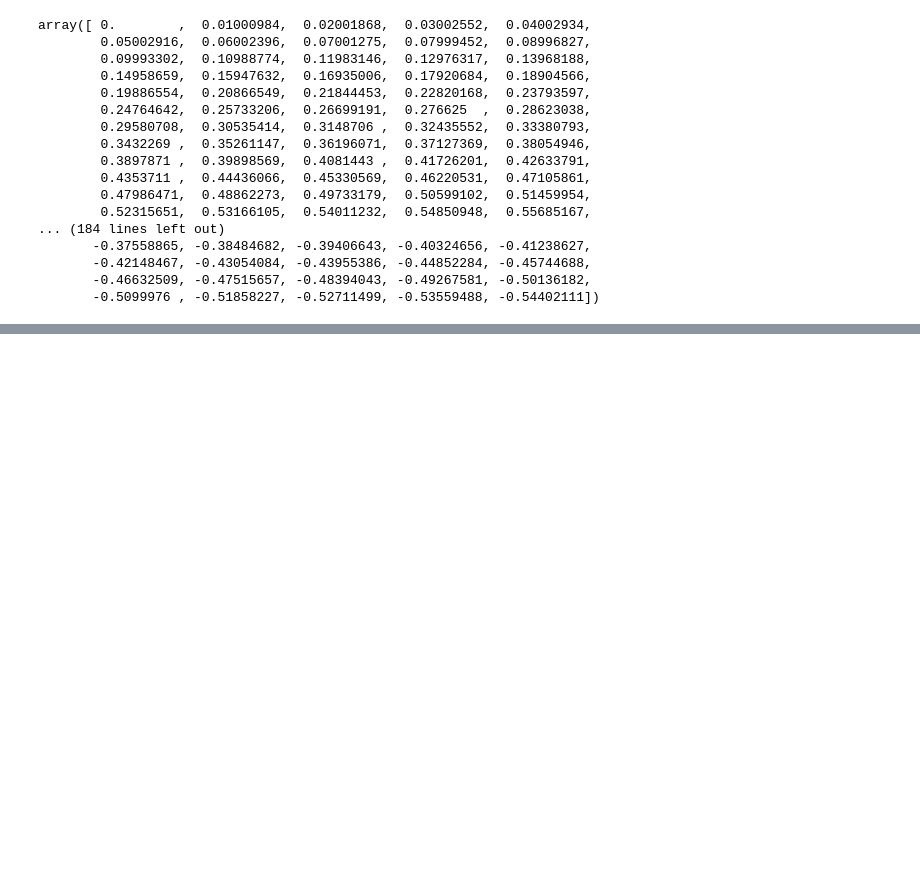
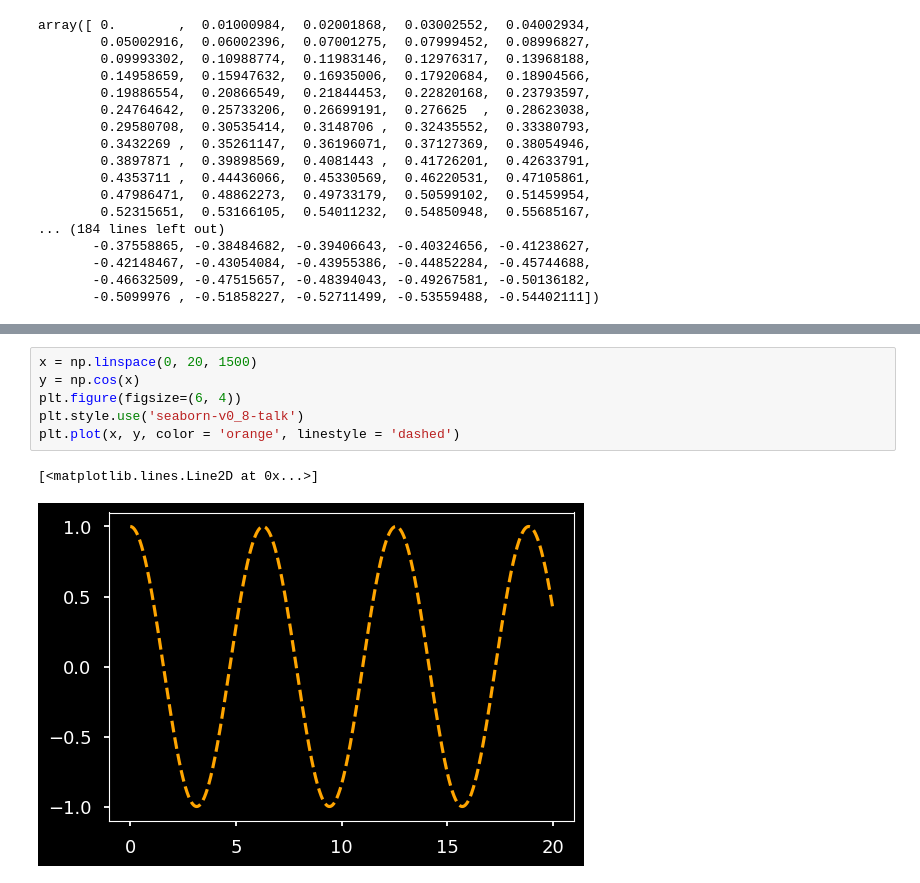
Before and after one commit to AnoopGeorge418/My-Learnings, a Jupyter notebook: Matplotlib/1. intro.ipynb, the cells around one changed output, grey strips where cells are left out. Cells and saved outputs as stored; diff of their text form; blank space fills up the shorter version.

```diff
--- a/Matplotlib/1. intro.ipynb
+++ b/Matplotlib/1. intro.ipynb
@@ -87,0 +144,9 @@ plt.plot(x, x + 0, '*g')
+# %%
+x = np.linspace(0, 20, 1500)
+y = np.cos(x)
+plt.figure(figsize=(6, 4))
+plt.style.use('seaborn-v0_8-talk')
+plt.plot(x, y, color = 'orange', linestyle = 'dashed')
+# %% [output]
+[<matplotlib.lines.Line2D at 0x...>]
+[figure, added]
```
Also changed, not shown: parts of 52 cells of this notebook, 48 other files.
